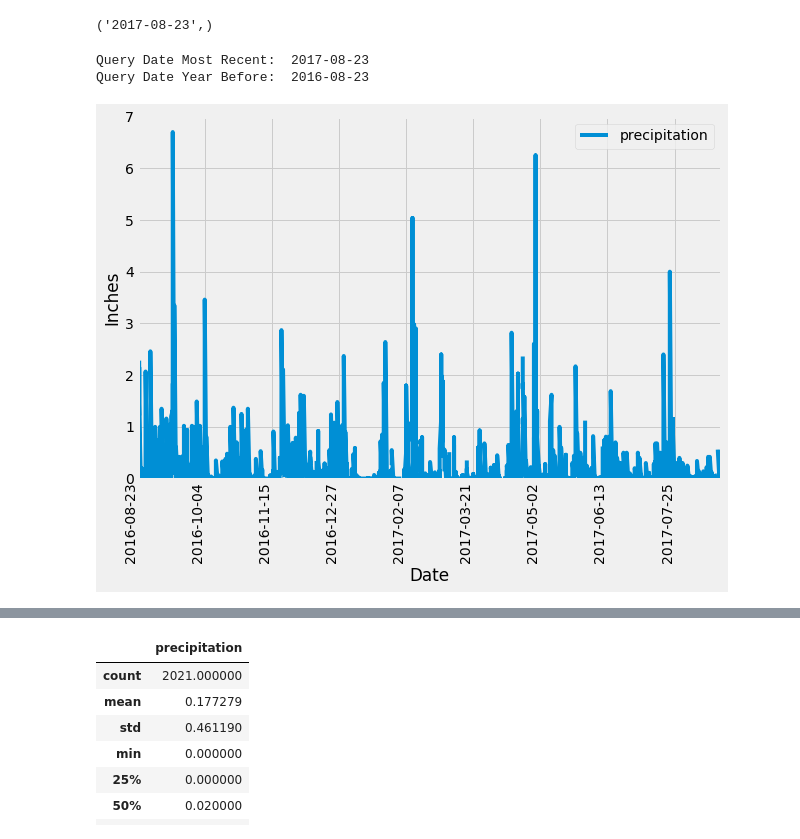
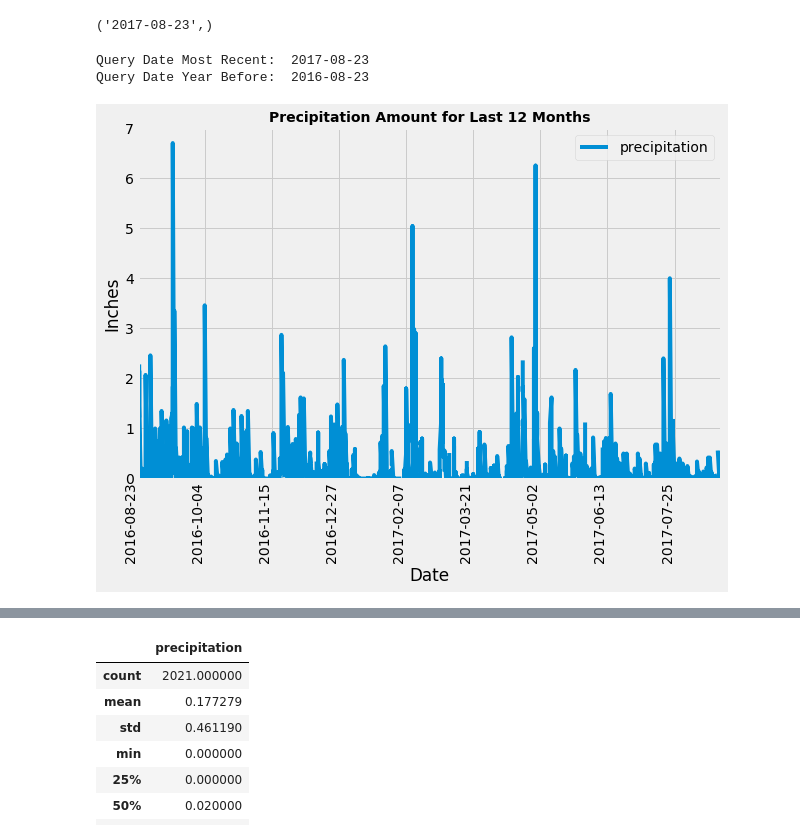
Before and after one commit to zwcrowley/Module_10_sqlalchemy_challenge, a Jupyter notebook: SurfsUp/climate_starter.ipynb, the cells around one changed output, grey strips where cells are left out. Saved outputs shown, nothing was run; the diff lists cells and outputs as text; code cells hidden in the pictures.

```diff
--- a/SurfsUp/climate_starter.ipynb
+++ b/SurfsUp/climate_starter.ipynb
@@ -72,34 +72,35 @@ prcp_df = pd.DataFrame(prcp_date_qry, columns=['date', 'precipitation'])
 prcp_df.set_index('date', inplace=True)
 prcp_df.index = pd.to_datetime(prcp_df.index, format="%Y/%m/%d")
 
 # Sort the dataframe by date
 prcp_df.sort_index()
 
 # Use Pandas Plotting with Matplotlib to plot the data
 # Set fig and axis, and figure size:
 fig, ax = plt.subplots(figsize=(9, 7))
 # pandas plot:
 prcp_df_plot = prcp_df.plot(ax=ax, ylim=(0,7), rot=90)
 # Format x label for dates:
 # Define the date format and set it to the x-axis:
 date_form = mdates.DateFormatter("%Y-%m-%d")
 ax.set_xlim([dt.date(2016, 8, 23), dt.date(2017, 8, 23)])
 ax.xaxis.set_major_formatter(date_form)
 # Ensure a major tick for every 6 weeks using (interval=6)
 ax.xaxis.set_major_locator(mdates.WeekdayLocator(interval=6))
 
 # Add titles:
 plt.xlabel("Date")
 plt.ylabel("Inches")
+plt.title("Precipitation Amount for Last 12 Months",size=14, weight="bold")
 
 plt.tight_layout()
 #  Save plot as png:
 plt.savefig("Images/prcp_df_plot.png")
 plt.show()
 # %% [output]
 Query Date Most Recent:  2017-08-23
 Query Date Year Before:  2016-08-23
-[figure, old version]
+[figure, new version]
 # %%
 prcp_df
 # %% [output]
```
Also changed, not shown: parts of 5 cells of this notebook.
